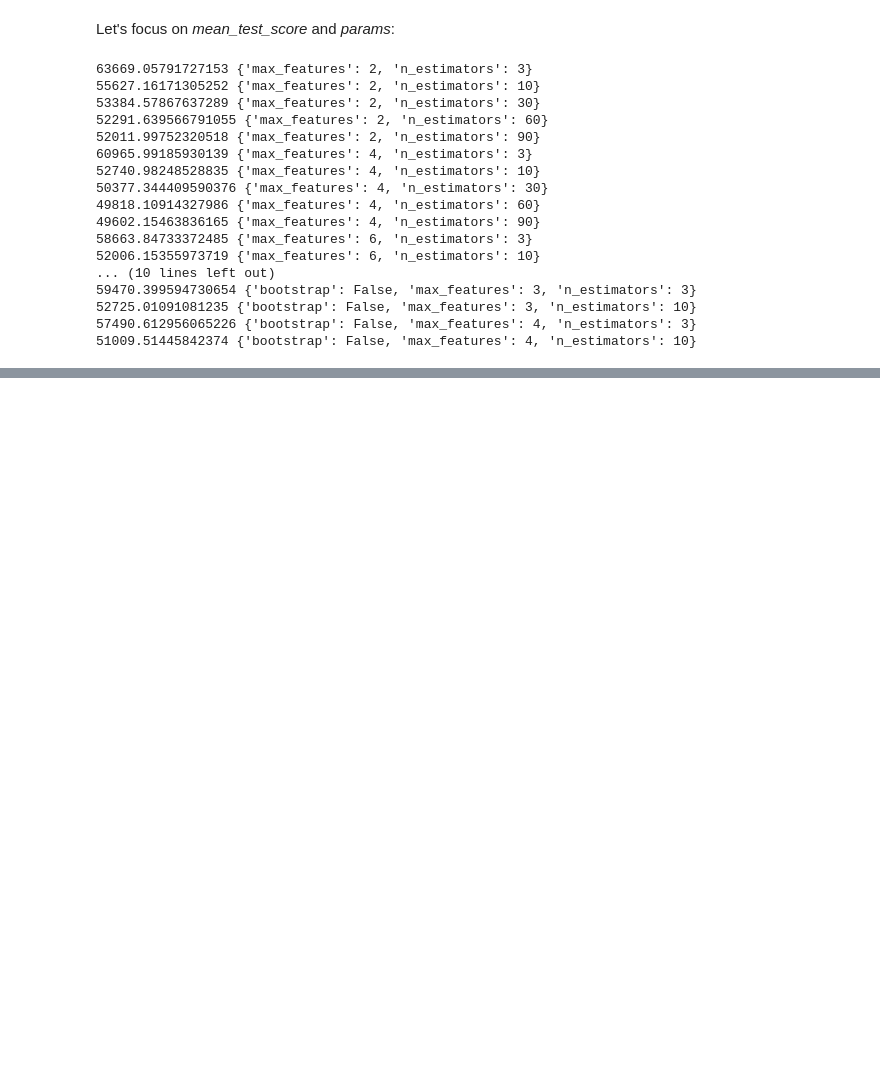
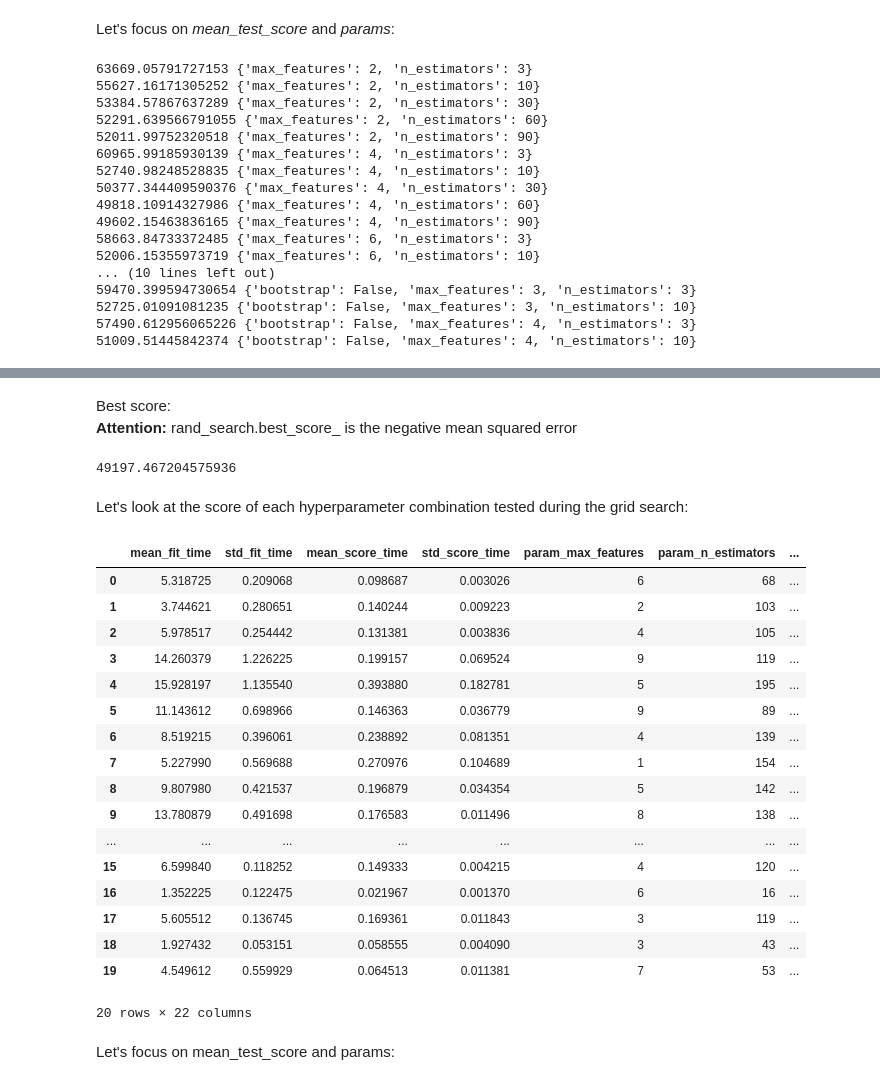
Before and after one commit to faberfred/hands-on-ml, a Jupyter notebook: 02-end-to-end-ML-project.ipynb, the cells around one changed output, grey strips where cells are left out. Cells and saved outputs as stored; diff of their text form; code cells hidden in the pictures; blank space fills up the shorter version.

```diff
--- a/02-end-to-end-ML-project.ipynb
+++ b/02-end-to-end-ML-project.ipynb
@@ -1367,0 +1417,3 @@ for mean_score, params in zip(cvRes['mean_test_score'], cvRes['params']):
+# %%
+# set the number of iterations
+n_iter_search = 20
@@ -1367,0 +1422,19 @@ for mean_score, params in zip(cvRes['mean_test_score'], cvRes['params']):
+# %%
+# set tne numbers of processors to be used
+# value 1 -> use 1 CPU
+# value 2 -> use 2 CPUs ...
+# value -1 -> use all CPUs
+# value -2 -> use all but one CPU ...
+n_cpus = -1
+# %%
+# set n_jobs to -1 to use all processors
+rand_search = RandomizedSearchCV(randForestReg, param_distributions=param_dist, n_jobs=n_cpus,
+                                n_iter=n_iter_search, cv=5, scoring='neg_mean_squared_error',
+                                return_train_score=True)
+# %%
+from time import time
+
+start = time()
+rand_search.fit(X_train_prep, y_train)
+print("RandomizedSearchCV took %.2f seconds for %d candidates"
+      " parameter settings." % ((time() - start), n_iter_search))
@@ -1367,0 +1462,32 @@ for mean_score, params in zip(cvRes['mean_test_score'], cvRes['params']):
+# %% [markdown]
+Best score:<br>
+**Attention:** rand_search.best_score_ is the negative mean squared error
+# %%
+np.sqrt(-rand_search.best_score_)
+# %% [output]
+49197.467204575936
+# %% [markdown]
+Let's look at the score of each hyperparameter combination tested during the grid search:
+# %%
+pd.DataFrame(rand_search.cv_results_)
+# %% [output]
+|  | mean_fit_time | std_fit_time | mean_score_time | std_score_time | param_max_features | param_n_estimators | ... |
+| 0 | 5.318725 | 0.209068 | 0.098687 | 0.003026 | 6 | 68 | ... |
+| 1 | 3.744621 | 0.280651 | 0.140244 | 0.009223 | 2 | 103 | ... |
+| 2 | 5.978517 | 0.254442 | 0.131381 | 0.003836 | 4 | 105 | ... |
+| 3 | 14.260379 | 1.226225 | 0.199157 | 0.069524 | 9 | 119 | ... |
+| 4 | 15.928197 | 1.135540 | 0.393880 | 0.182781 | 5 | 195 | ... |
+| 5 | 11.143612 | 0.698966 | 0.146363 | 0.036779 | 9 | 89 | ... |
+| 6 | 8.519215 | 0.396061 | 0.238892 | 0.081351 | 4 | 139 | ... |
+| 7 | 5.227990 | 0.569688 | 0.270976 | 0.104689 | 1 | 154 | ... |
+| 8 | 9.807980 | 0.421537 | 0.196879 | 0.034354 | 5 | 142 | ... |
+| 9 | 13.780879 | 0.491698 | 0.176583 | 0.011496 | 8 | 138 | ... |
+| ... | ... | ... | ... | ... | ... | ... | ... |
+| 15 | 6.599840 | 0.118252 | 0.149333 | 0.004215 | 4 | 120 | ... |
+| 16 | 1.352225 | 0.122475 | 0.021967 | 0.001370 | 6 | 16 | ... |
+| 17 | 5.605512 | 0.136745 | 0.169361 | 0.011843 | 3 | 119 | ... |
+| 18 | 1.927432 | 0.053151 | 0.058555 | 0.004090 | 3 | 43 | ... |
+| 19 | 4.549612 | 0.559929 | 0.064513 | 0.011381 | 7 | 53 | ... |
+20 rows × 22 columns
+# %% [markdown]
+Let's focus on mean_test_score and params:
```
Also changed, not shown: parts of 26 cells of this notebook.
